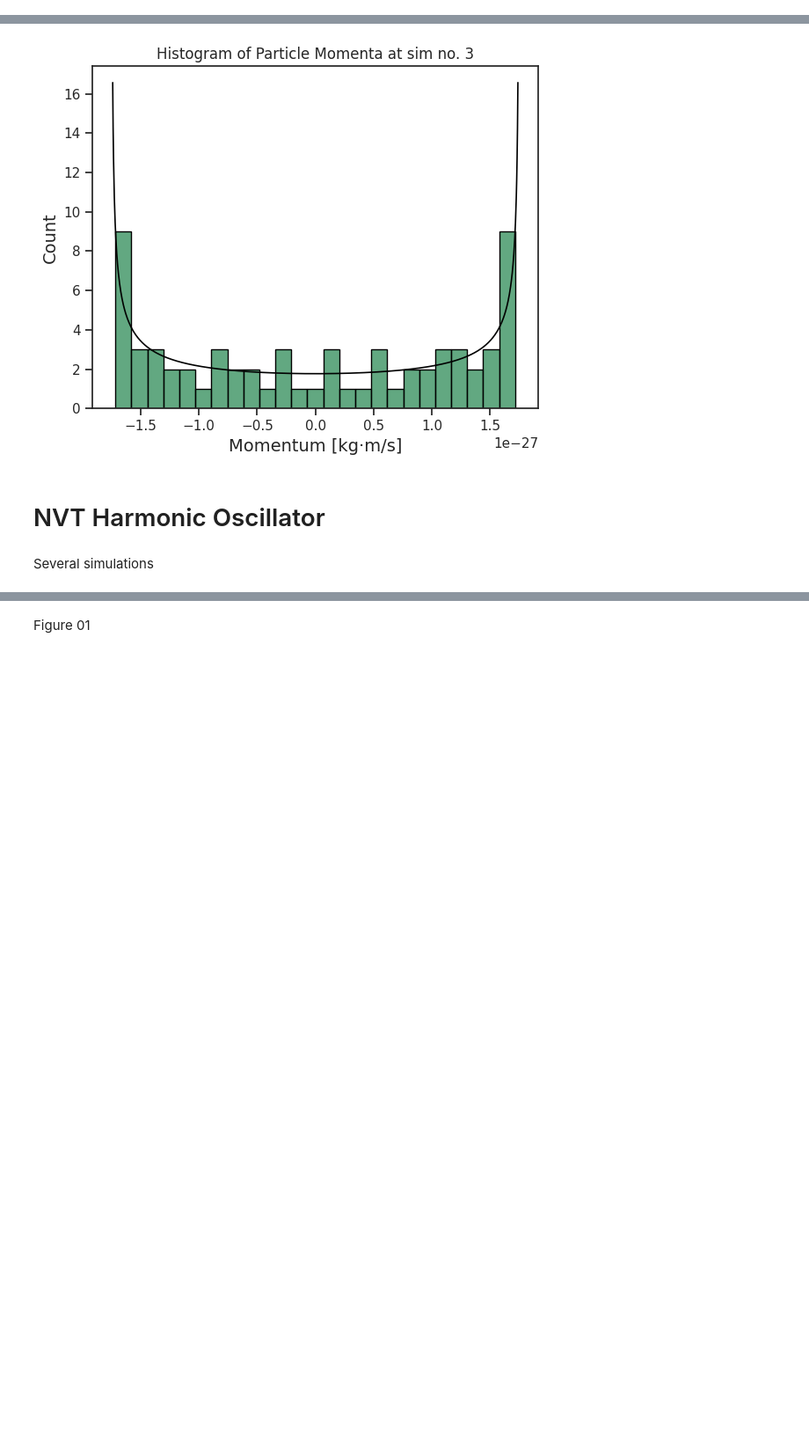
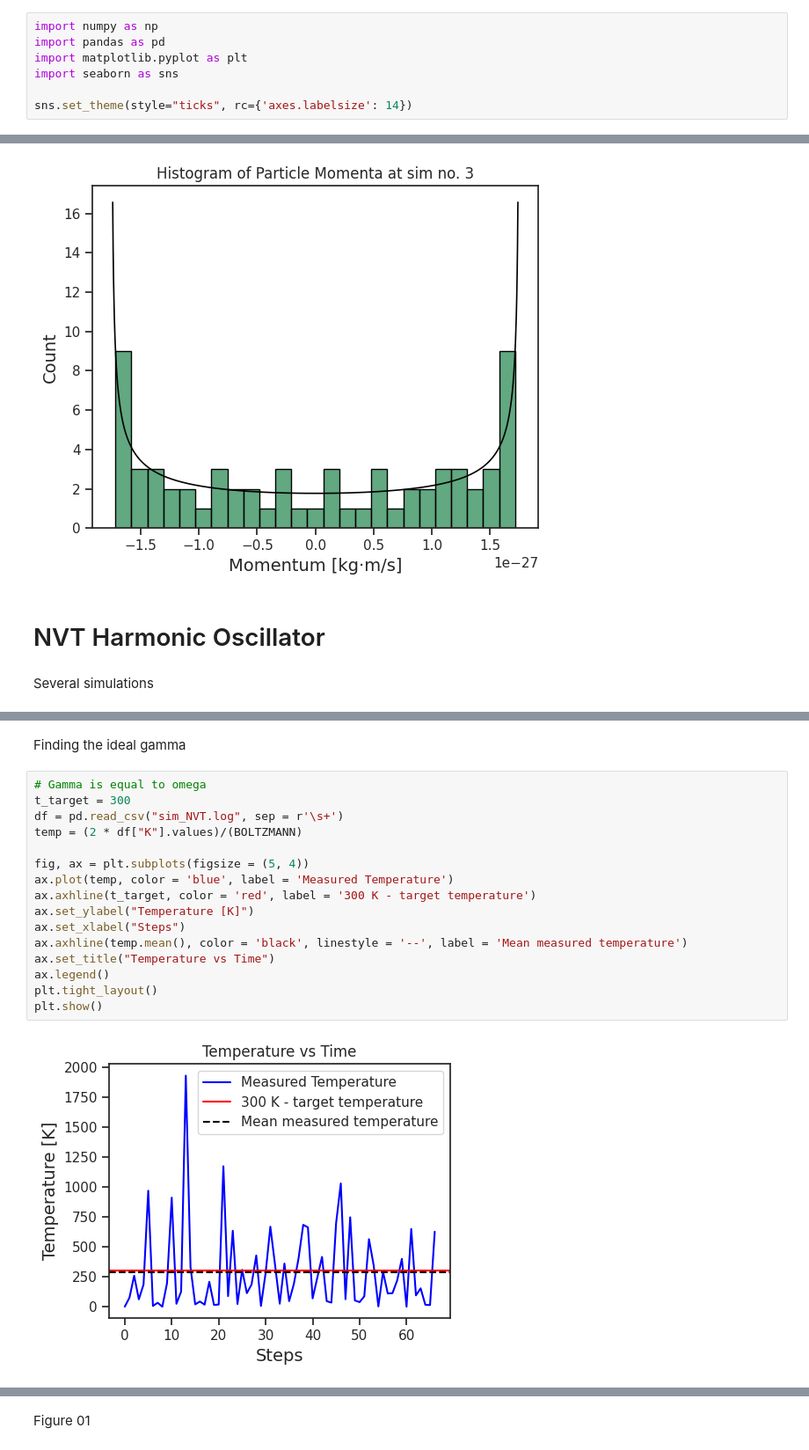
Before and after one commit to SagiMeir/Simulations4Beginners, a Jupyter notebook: sim4beginners.ipynb, the cells around one changed output, grey strips where cells are left out. Shown at 88% size. Drawn from its saved outputs; the diff is of its cells as text; blank space fills up the shorter version.

Commit message:
Added the different graphs for gamma showing the ideal gamma is omega

```diff
--- a/sim4beginners.ipynb
+++ b/sim4beginners.ipynb
@@ -2,6 +2,13 @@
 <a href="https://colab.research.google.com/github/SagiMeir/Simulations4Beginners/blob/Ronny/sim4beginners.ipynb" target="_parent"><img src="https://colab.research.google.com/assets/colab-badge.svg" alt="Open In Colab"/></a>
 # %% [markdown]
 # **MAIN**
+# %%
+import numpy as np
+import pandas as pd
+import matplotlib.pyplot as plt
+import seaborn as sns
+
+sns.set_theme(style="ticks", rc={'axes.labelsize': 14})
 # %%
 import numpy as np
 import pandas as pd
@@ -660,0 +666,20 @@ for i, gamma in enumerate(np.linspace(11, 14, 7)):
+# %% [markdown]
+Finding the ideal gamma
+# %%
+# Gamma is equal to omega
+t_target = 300
+df = pd.read_csv("sim_NVT.log", sep = r'\s+')
+temp = (2 * df["K"].values)/(BOLTZMANN)
+
+fig, ax = plt.subplots(figsize = (5, 4))
+ax.plot(temp, color = 'blue', label = 'Measured Temperature')
+ax.axhline(t_target, color = 'red', label = '300 K - target temperature')
+ax.set_ylabel("Temperature [K]")
+ax.set_xlabel("Steps")
+ax.axhline(temp.mean(), color = 'black', linestyle = '--', label = 'Mean measured temperature')
+ax.set_title("Temperature vs Time")
+ax.legend()
+plt.tight_layout()
+plt.show()
+# %% [output]
+[figure, added]
```
Also changed, not shown: parts of 5 cells of this notebook.
